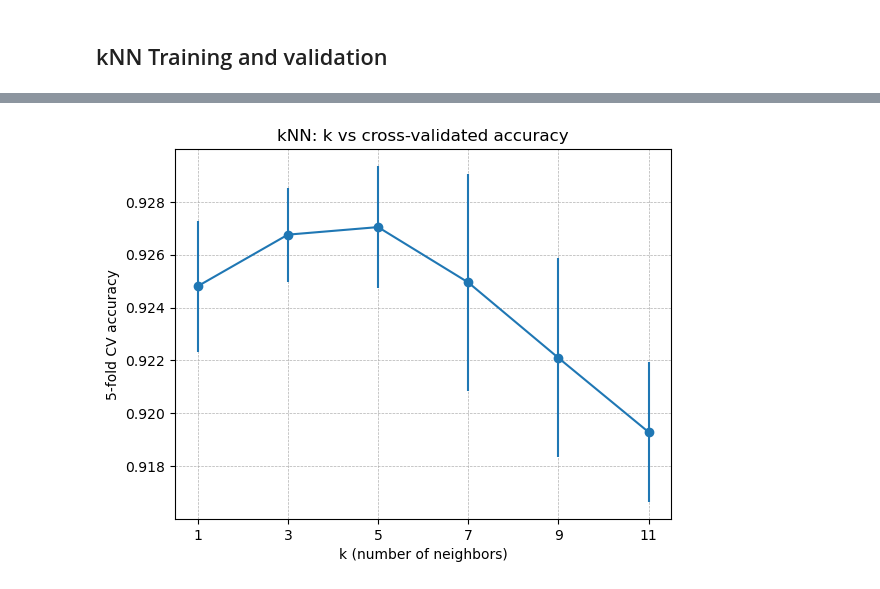
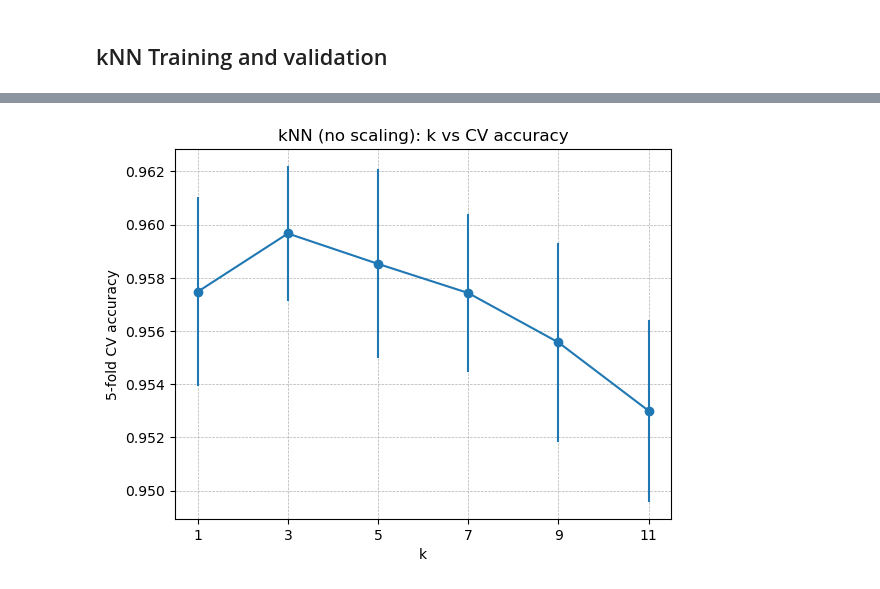
Before and after one commit to brookeb2000/csds435-project1-classification, a Jupyter notebook: model_training_&_validation.ipynb, the cells around one changed output, grey strips where cells are left out. Drawn from its saved outputs; the diff is of its cells as text; code cells hidden in the pictures.

Commit message:
finished knn training and validation

```diff
--- a/model_training_&_validation.ipynb
+++ b/model_training_&_validation.ipynb
@@ -97,125 +91,79 @@ Done.
 # %% [markdown]
 ## kNN Training and validation
 # %%
-# KNN (k = 1..11 odd) + 5-fold CV, plot k vs accuracy, pick best, refit, and save model
-
 import numpy as np
 import matplotlib.pyplot as plt
 
 from sklearn.pipeline import Pipeline
-from sklearn.preprocessing import StandardScaler
 from sklearn.neighbors import KNeighborsClassifier
 from sklearn.model_selection import StratifiedKFold, cross_val_score
 from sklearn.base import clone
 import joblib
 
-
 # -----------------------------
 # Settings
 # -----------------------------
-k_values = list(range(1, 12, 2))  # 1,3,5,7,9,11
+k_values = list(range(1, 12, 2))
 cv_folds = 5
 random_state = 42
-use_distance_weights = False  # set True if you want weights='distance'
+use_distance_weights = True
 
 weights_mode = "distance" if use_distance_weights else "uniform"
 
 print("==============================================")
-print("kNN Cross-Validation Sweep")
+print("kNN Cross-Validation Sweep (NO SCALING)")
 print("==============================================")
 print(f"Candidate k values: {k_values}")
 print(f"CV strategy: StratifiedKFold(n_splits={cv_folds}, shuffle=True, random_state={random_state})")
-print(f"Distance metric: Euclidean (metric='minkowski', p=2) [default]")
+print("Distance metric: Euclidean (minkowski, p=2) [default]")
 print(f"Weights: {weights_mode}")
-print("Preprocessing: StandardScaler() inside Pipeline (prevents leakage)")
+print("Preprocessing: None")
 print("Scoring metric: accuracy")
 print("==============================================\n")
 
-
-# -----------------------------
-# Build pipeline template
-# -----------------------------
 knn_pipeline_template = Pipeline([
-    ("scaler", StandardScaler()),
     ("knn", KNeighborsClassifier(weights=weights_mode, n_jobs=-1))
 ])
 
 cv = StratifiedKFold(n_splits=cv_folds, shuffle=True, random_state=random_state)
 
-# -----------------------------
-# Run CV sweep over k
-# -----------------------------
-results = []  # list of dicts: {'k':..., 'mean':..., 'std':...}
-
+results = []
 for k in k_values:
     model = clone(knn_pipeline_template)
     model.set_params(knn__n_neighbors=k)
 
     scores = cross_val_score(model, X, y, cv=cv, scoring="accuracy", n_jobs=-1)
+    results.append({"k": k, "mean_acc": scores.mean(), "std_acc": scores.std()})
+    print(f"[k={k:2d}] CV accuracy = {scores.mean():.4f} ± {scores.std():.4f}")
 
-    mean_acc = scores.mean()
-    std_acc = scores.std()
-
-    results.append({"k": k, "mean_acc": mean_acc, "std_acc": std_acc})
-
-    print(f"[k={k:2d}] CV accuracy = {mean_acc:.4f} ± {std_acc:.4f}")
-
-print("\n==============================================")
-print("Sweep complete.")
-print("==============================================\n")
-
-
-# -----------------------------
-# Pick best k (highest mean CV accuracy)
-# Tie-breaker: choose smaller k (more conservative) if means are equal
-# -----------------------------
 best = sorted(results, key=lambda d: (-d["mean_acc"], d["k"]))[0]
 best_k = best["k"]
-best_mean = best["mean_acc"]
-best_std = best["std_acc"]
 
-print("Best hyperparameter choice based on mean CV accuracy:")
-print(f"  -> best_k = {best_k}")
-print(f"  -> CV accuracy = {best_mean:.4f} ± {best_std:.4f}\n")
+print(f"\nBest: k={best_k}, CV accuracy={best['mean_acc']:.4f} ± {best['std_acc']:.4f}\n")
 
-
-# -----------------------------
-# Plot: k vs CV accuracy (with error bars)
-# -----------------------------
+# Plot
 ks = [r["k"] for r in results]
 means = [r["mean_acc"] for r in results]
 stds = [r["std_acc"] for r in results]
 
 plt.figure()
-plt.errorbar(ks, means, yerr=stds, fmt='o-')
+plt.errorbar(ks, means, yerr=stds, fmt="o-")
 plt.xticks(ks)
-plt.xlabel("k (number of neighbors)")
+plt.xlabel("k")
 plt.ylabel("5-fold CV accuracy")
-plt.title("kNN: k vs cross-validated accuracy")
+plt.title("kNN (no scaling): k vs CV accuracy")
 plt.grid(True, which="both", linestyle="--", linewidth=0.5)
 plt.show()
 
-
-# -----------------------------
-# Refit best model on ALL training data and save it
-# -----------------------------
+# Fit and save
 best_model = clone(knn_pipeline_template)
 best_model.set_params(knn__n_neighbors=best_k)
+best_model.fit(X, y)
 
-print("Fitting best model on the full training data...")
-best_model.fit(X, y)
-print("Done.\n")
-
-model_path = "best_knn_model.joblib"
+model_path = "best_knn_model_no_scaling.joblib"
 joblib.dump(best_model, model_path)
 
-print("==============================================")
-print("Saved best model object")
-print("==============================================")
-print(f"Path: {model_path}")
-print(f"Model: Pipeline(StandardScaler -> KNeighborsClassifier)")
-print(f"Chosen k: {best_k}")
-print(f"Weights: {weights_mode}")
-print("==============================================")
+print(f"Saved model to: {model_path}")
+print(f"Model: Pipeline(KNeighborsClassifier), k={best_k}, weights={weights_mode}")
 # %% [output]
 ==============================================
@@ -238 +188 @@ Best hyperparameter choice based on mean CV accuracy:
-[figure, old version]
+[figure, new version]
```
Also changed, not shown: parts of 3 cells of this notebook.
